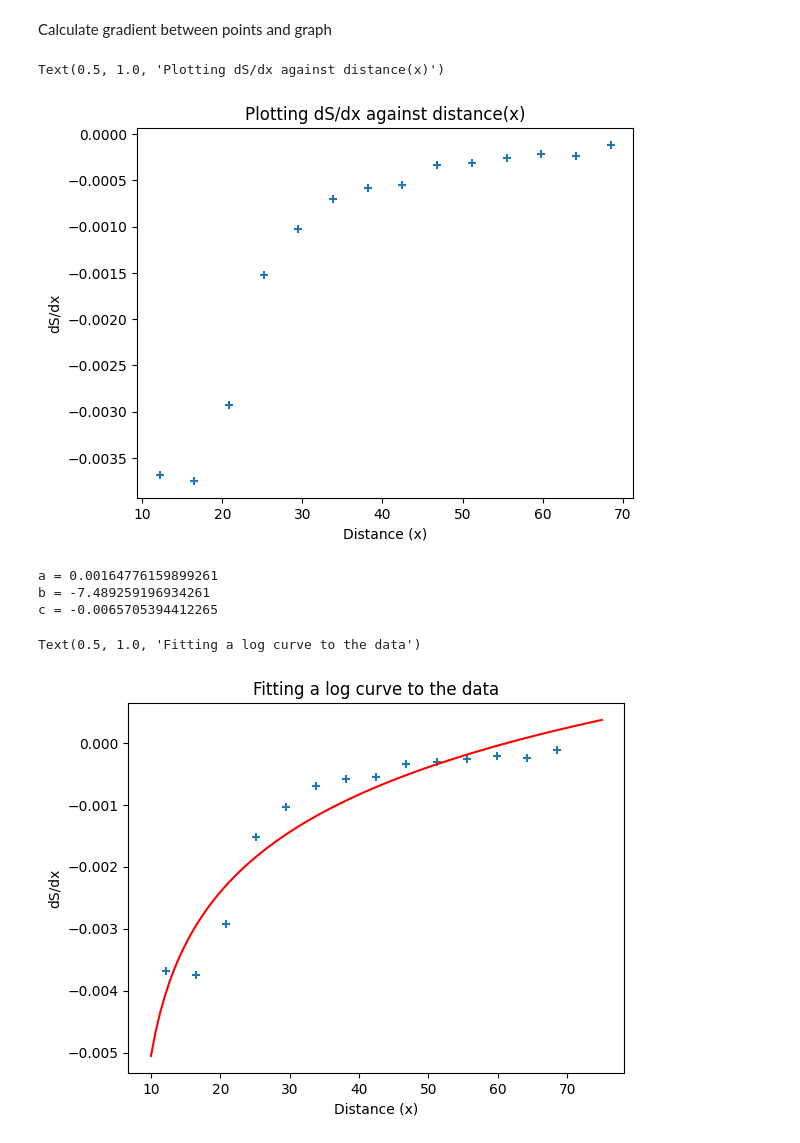
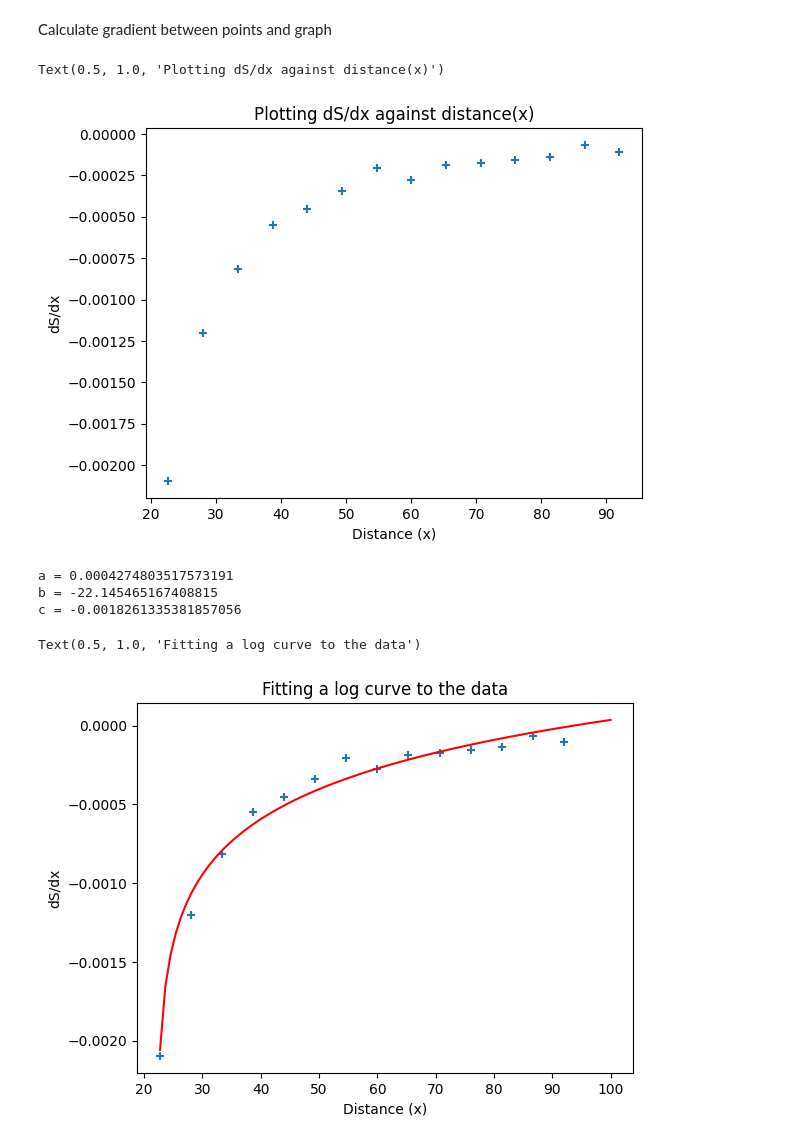
Before and after one commit to joshuamckean/prbx-code-jm, a Jupyter notebook: Code/Graphs.ipynb, the cells around one changed output. Drawn from its saved outputs; the diff is of its cells as text; code cells hidden in the pictures.

```diff
--- a/Code/Graphs.ipynb
+++ b/Code/Graphs.ipynb
@@ -9,7 +9,7 @@ Example of loading a dataset from the file datasets.txt:
 datasets = open("datasets.txt","r")
 datasets = datasets.read().splitlines()
 # remove blank lines
-for i in range(len(datasets)-1):
+for i in range(len(datasets)-2):
     if not datasets[i]:
         datasets.pop(i)
 raw_current_dataset = datasets[0].split(",")
@@ -79,5 +79,5 @@ array([-7.63439623e-07,  1.21854342e-04, -6.58102462e-03, -8.73660093e-02])
 # %%
-x = np.linspace(10,75,100)
+x = np.linspace(18,100,100)
 y = (p[0] * x**3) + (p[1] * x**2) + (p[2] * x) + p[3]
 
 plt.scatter(distance,entropy,marker='+')
@@ -131,29 +131,29 @@ plt.ylabel("dS/dx")
 plt.title("Plotting dS/dx against distance(x)")
 # %% [output]
 Text(0.5, 1.0, 'Plotting dS/dx against distance(x)')
-[figure, old version]
+[figure, new version]
 # %%
 def f(x, a, b, c):
     return a * np.log(x+b) + c
 
 p3 = scipy.optimize.curve_fit(f, xdata=grad_xs,ydata=grad_ys, p0=(0.001,-5,-0.005))[0]
 print("a =",p3[0],"\nb =",p3[1],"\nc =",p3[2])
 
-x = np.linspace(10,75,100)
+x = np.linspace(10,100,100)
 
 y3 = (p3[0] * np.log(x+p3[1])) + p3[2]
 
 plt.plot(x,y3,"red")
 plt.scatter(grad_xs,grad_ys,marker="+")
 plt.xlabel("Distance (x)")
 plt.ylabel("dS/dx")
 plt.title("Fitting a log curve to the data")
 # %% [output]
-a = 0.00164776159899261
-b = -7.489259196934261
-c = -0.0065705394412265
+a = 0.0004274803517573191
+b = -22.145465167408815
+c = -0.0018261335381857056
 Text(0.5, 1.0, 'Fitting a log curve to the data')
-[figure, old version]
+[figure, new version]
 # %%
 neg_log_grads = []
 log_xs = []
```
Also changed, not shown: parts of 10 cells of this notebook, 3 other files.
